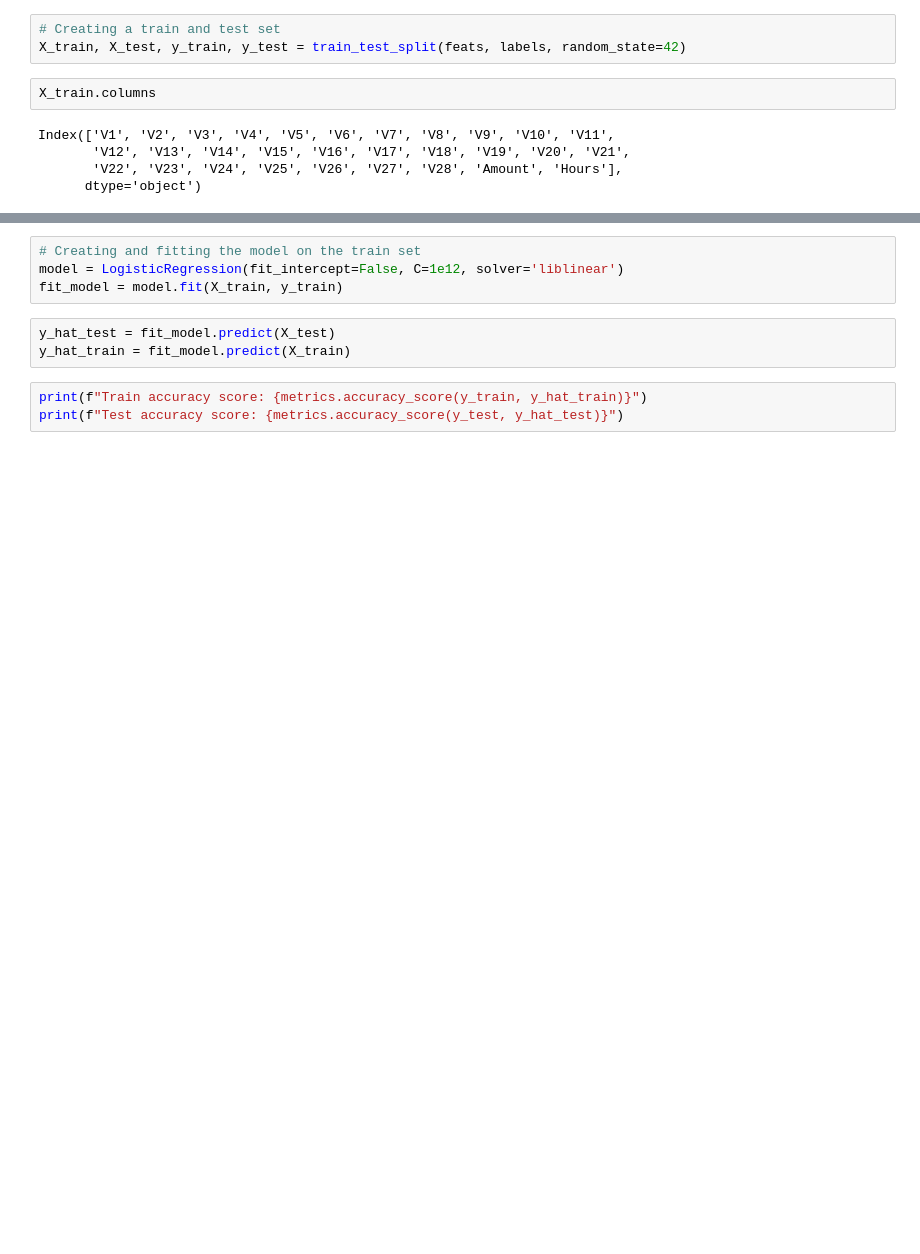
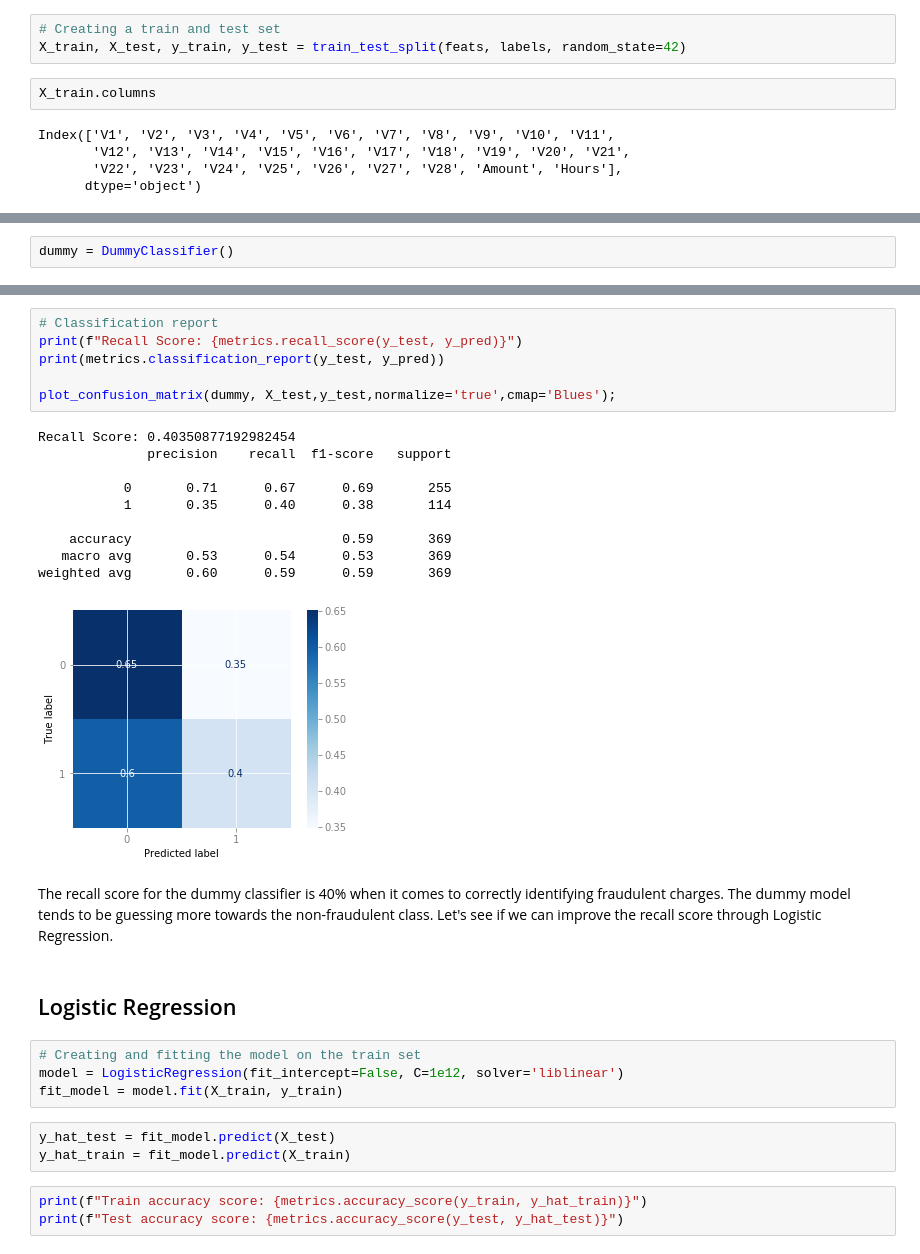
Before and after one commit to Lewis34cs/Credit_Card_Fraud_Detection, a Jupyter notebook: creditcard_fraud.ipynb, the cells around one changed output, grey strips where cells are left out. Drawn from its saved outputs; the diff is of its cells as text; blank space fills up the shorter version.

```diff
--- a/creditcard_fraud.ipynb
+++ b/creditcard_fraud.ipynb
@@ -211,0 +219,2 @@ Index(['V1', 'V2', 'V3', 'V4', 'V5', 'V6', 'V7', 'V8', 'V9', 'V10', 'V11',
+# %%
+dummy = DummyClassifier()
@@ -212,3 +226,24 @@ Index(['V1', 'V2', 'V3', 'V4', 'V5', 'V6', 'V7', 'V8', 'V9', 'V10', 'V11',
+# %%
+# Classification report
+print(f"Recall Score: {metrics.recall_score(y_test, y_pred)}")
+print(metrics.classification_report(y_test, y_pred))
+
+plot_confusion_matrix(dummy, X_test,y_test,normalize='true',cmap='Blues');
+# %% [output]
+Recall Score: 0.40350877192982454
+              precision    recall  f1-score   support
+
+           0       0.71      0.67      0.69       255
+           1       0.35      0.40      0.38       114
+
+    accuracy                           0.59       369
+   macro avg       0.53      0.54      0.53       369
+weighted avg       0.60      0.59      0.59       369
+[figure, added]
+# %% [markdown]
+The recall score for the dummy classifier is 40% when it comes to correctly identifying fraudulent charges. The dummy model tends to be guessing more towards the non-fraudulent class. Let's see if we can improve the recall score through Logistic Regression.
+# %% [markdown]
+## Logistic Regression
 # %%
 # Creating and fitting the model on the train set
 model = LogisticRegression(fit_intercept=False, C=1e12, solver='liblinear')
```
Also changed, not shown: parts of 10 cells of this notebook.
